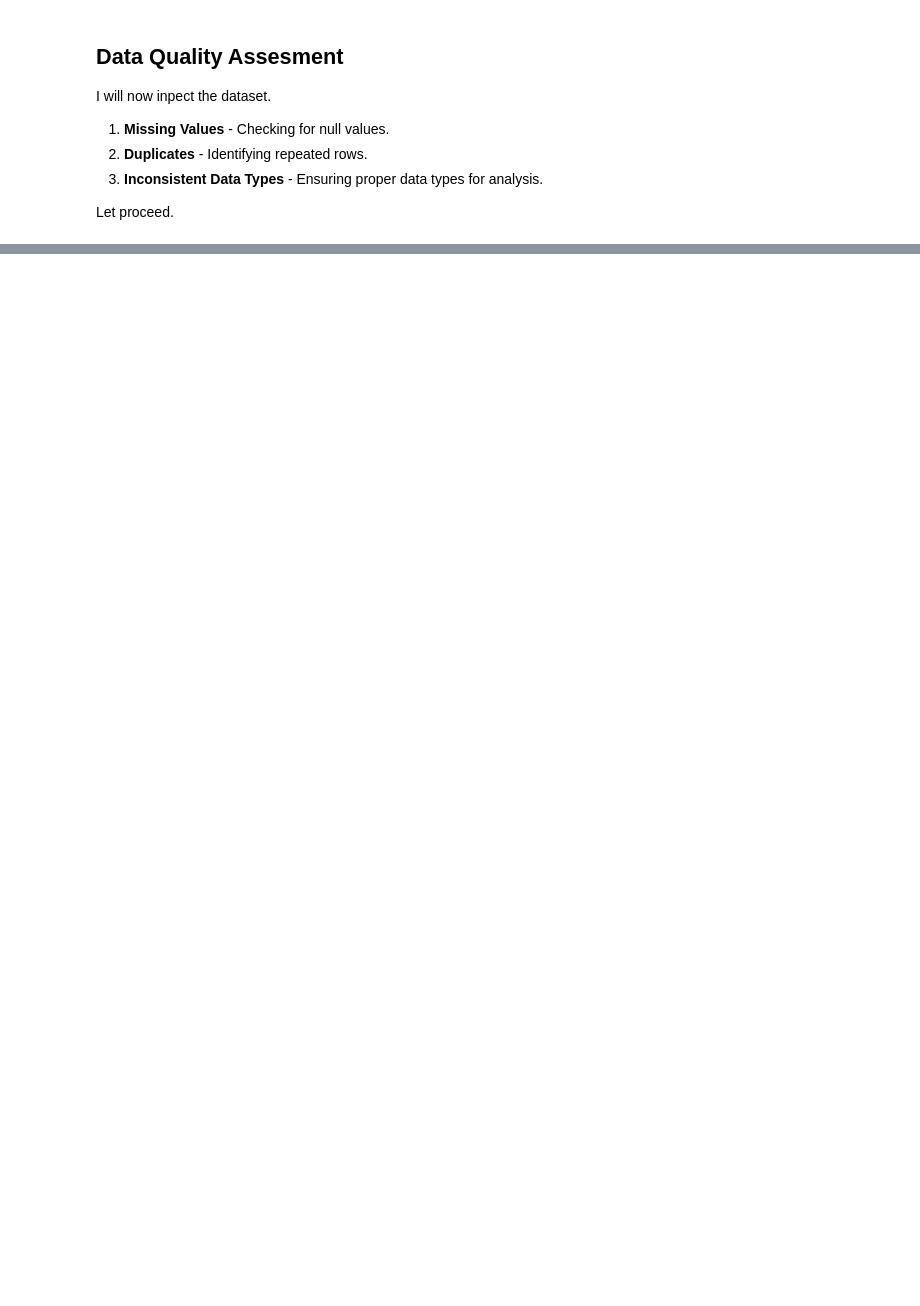
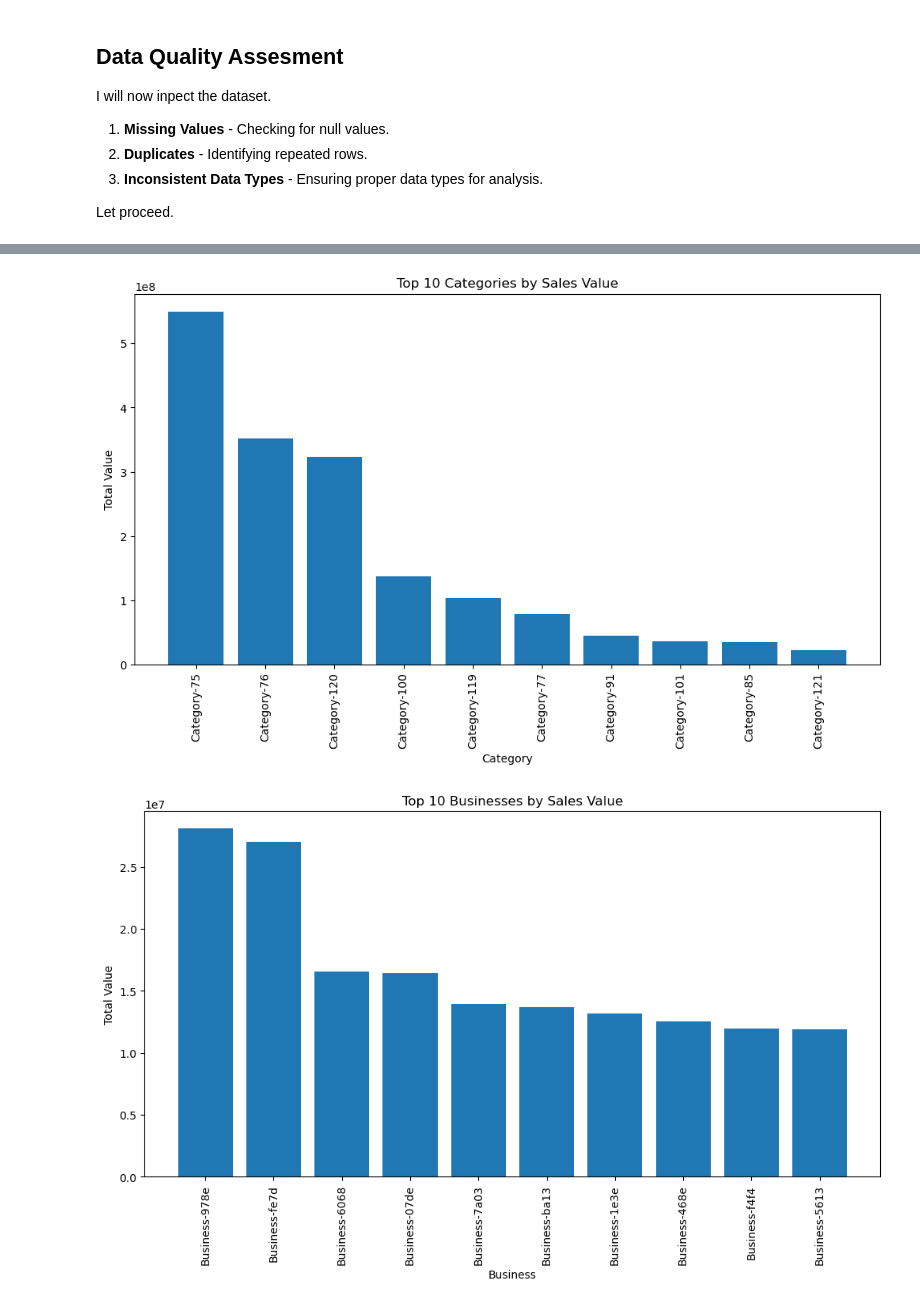
Before and after one commit to mine-martin-12/Data-Analyst-Assessment, a Jupyter notebook: kwanza_tukule_data.ipynb, the cells around one changed output, grey strips where cells are left out. Drawn from its saved outputs; the diff is of its cells as text; code cells hidden in the pictures; blank space fills up the shorter version.

```diff
--- a/kwanza_tukule_data.ipynb
+++ b/kwanza_tukule_data.ipynb
@@ -120,3 +125,19 @@ duplicate_rows_df.head(10)
 | 641 | 2024-01-02 21:12:00 | Category-119 | Product-66e0 | Business-f9ff | Location-1979 | 1 | ... |
 | 777 | 2024-10-16 11:54:00 | Category-108 | Product-d8c2 | Business-c569 | Location-f37d | 1 | ... |
 | 778 | 2024-10-16 11:54:00 | Category-75 | Product-e82e | Business-c569 | Location-f37d | 10 | ... |
+# %%
+# Create the Month-Year column
+df['Month-Year'] = df['DATE'].dt.strftime('%B %Y')
+
+# Handle missing values in UNIT PRICE (impute with median)
+df.loc[:, 'UNIT PRICE'] = df['UNIT PRICE'].fillna(df['UNIT PRICE'].median())
+
+# Now check the missing values
+missing_values = df.isnull().sum()
+
+data_report = pd.DataFrame({
+    "Missing Values" : missing_values
+})
+
+# Display the DataFrame with the new column
+display(df, data_report)
@@ -122,0 +243,27 @@ duplicate_rows_df.head(10)
+# %%
+#Top categories by total value
+top_categories = category_sales.sort_values(by="Total_Value", ascending=False).head(10)
+
+#Plot
+plt.figure(figsize=(12, 6))
+plt.bar(top_categories["ANONYMIZED CATEGORY"], top_categories["Total_Value"])
+plt.xticks(rotation=90)
+plt.xlabel("Category")
+plt.ylabel("Total Value")
+plt.title("Top 10 Categories by Sales Value")
+plt.show()
+
+#Top businesses by total value
+top_businesses = business_sales.sort_values(by="Total_Value", ascending=False).head(10)
+
+#Plot
+plt.figure(figsize=(12, 6))
+plt.bar(top_businesses["ANONYMIZED BUSINESS"], top_businesses["Total_Value"])
+plt.xticks(rotation=90)
+plt.xlabel("Business")
+plt.ylabel("Total Value")
+plt.title("Top 10 Businesses by Sales Value")
+plt.show()
+# %% [output]
+[figure, added]
+[figure, added]
```
Also changed, not shown: parts of 9 cells of this notebook.
